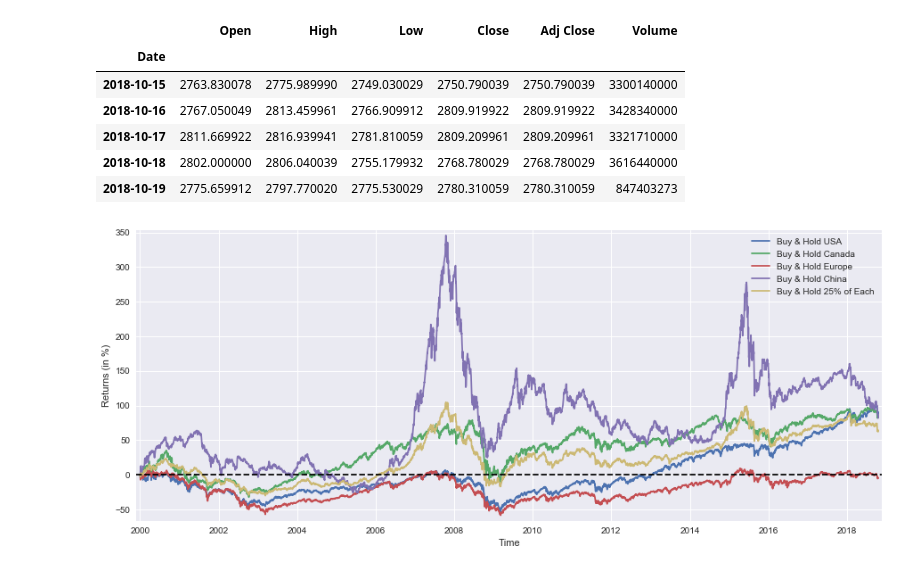
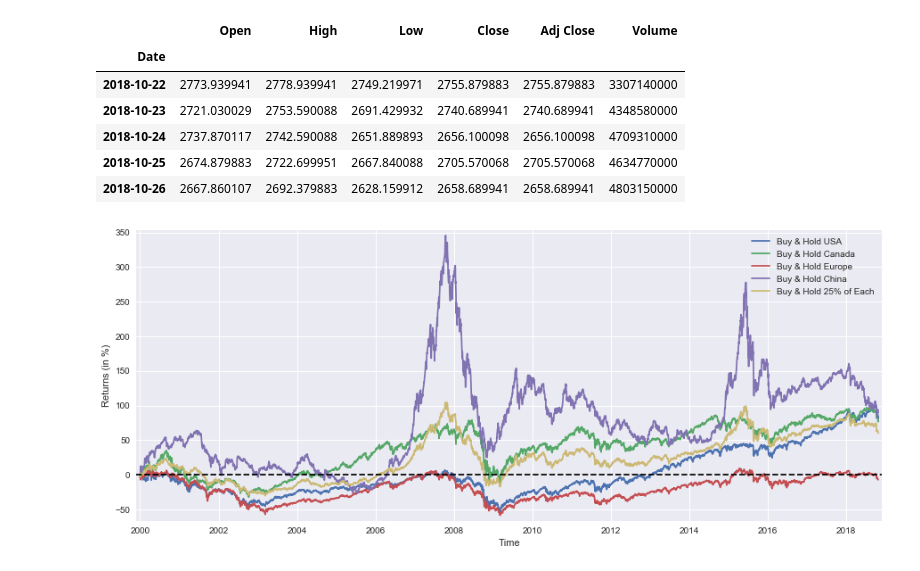
Before and after one commit to LongOnly/Quantitative-Notebooks, a Jupyter notebook: GeographicDiversification.ipynb, the cells around one changed output. Cells and saved outputs as stored; diff of their text form; code cells hidden in the pictures.

```diff
--- a/GeographicDiversification.ipynb
+++ b/GeographicDiversification.ipynb
@@ -1,4 +1,5 @@
 # %%
+# Python 3.7
 # author: Leonardo Filipe
 # website: https://www.leonardofilipe.com
 # contact: contact[at]leonardofilipe.com
@@ -18,39 +19,39 @@ def getdata(tickers,start,end,frequency):
     res = requests.get('https://finance.yahoo.com/quote/SPY/history')
     cookie = res.cookies['B']
     pattern = re.compile('.*"CrumbStore":\{"crumb":"(?P<crumb>[^"]+)"\}')
     for line in res.text.splitlines():
         m = pattern.match(line)
         if m is not None:
             crumb = m.groupdict()['crumb']
     for ticker in tickers:
         url_str = "https://query1.finance.yahoo.com/v7/finance/download/%s"
         url_str += "?period1=%s&period2=%s&interval=%s&events=history&crumb=%s"
         url = url_str % (ticker, start, end, frequency, crumb)
         res = requests.get(url, cookies={'B': cookie}).text
         OHLC[ticker] = pd.read_csv(io.StringIO(res), index_col=0,
                                    error_bad_lines=False).replace('null', np.nan).dropna()
         OHLC[ticker].index = pd.to_datetime(OHLC[ticker].index)
         OHLC[ticker] = OHLC[ticker].apply(pd.to_numeric)
     return OHLC
 
 tickers = ['%5EGSPTSE','%5EGSPC','%5ESTOXX','000001.SS']
 
 data = None
 while data is None:
     try:
-        data = getdata(tickers,'946610000','1539990000','1d')
+        data = getdata(tickers,'946610000','1540680000','1d')
     except:
          pass
 
 data['%5EGSPC'].tail()
 # %% [output]
 |  | Open | High | Low | Close | Adj Close | Volume |
 | Date |  |  |  |  |  |  |
-| 2018-10-15 | 2763.830078 | 2775.989990 | 2749.030029 | 2750.790039 | 2750.790039 | 3300140000 |
-| 2018-10-16 | 2767.050049 | 2813.459961 | 2766.909912 | 2809.919922 | 2809.919922 | 3428340000 |
-| 2018-10-17 | 2811.669922 | 2816.939941 | 2781.810059 | 2809.209961 | 2809.209961 | 3321710000 |
-| 2018-10-18 | 2802.000000 | 2806.040039 | 2755.179932 | 2768.780029 | 2768.780029 | 3616440000 |
-| 2018-10-19 | 2775.659912 | 2797.770020 | 2775.530029 | 2780.310059 | 2780.310059 | 847403273 |
+| 2018-10-22 | 2773.939941 | 2778.939941 | 2749.219971 | 2755.879883 | 2755.879883 | 3307140000 |
+| 2018-10-23 | 2721.030029 | 2753.590088 | 2691.429932 | 2740.689941 | 2740.689941 | 4348580000 |
+| 2018-10-24 | 2737.870117 | 2742.590088 | 2651.889893 | 2656.100098 | 2656.100098 | 4709310000 |
+| 2018-10-25 | 2674.879883 | 2722.699951 | 2667.840088 | 2705.570068 | 2705.570068 | 4634770000 |
+| 2018-10-26 | 2667.860107 | 2692.379883 | 2628.159912 | 2658.689941 | 2658.689941 | 4803150000 |
 # %%
 boughtSP = float(data['%5EGSPC']['Adj Close'][:1])
 soldSP = data['%5EGSPC']['Adj Close']
```
Also changed, not shown: parts of 2 cells of this notebook, 3 other files.
